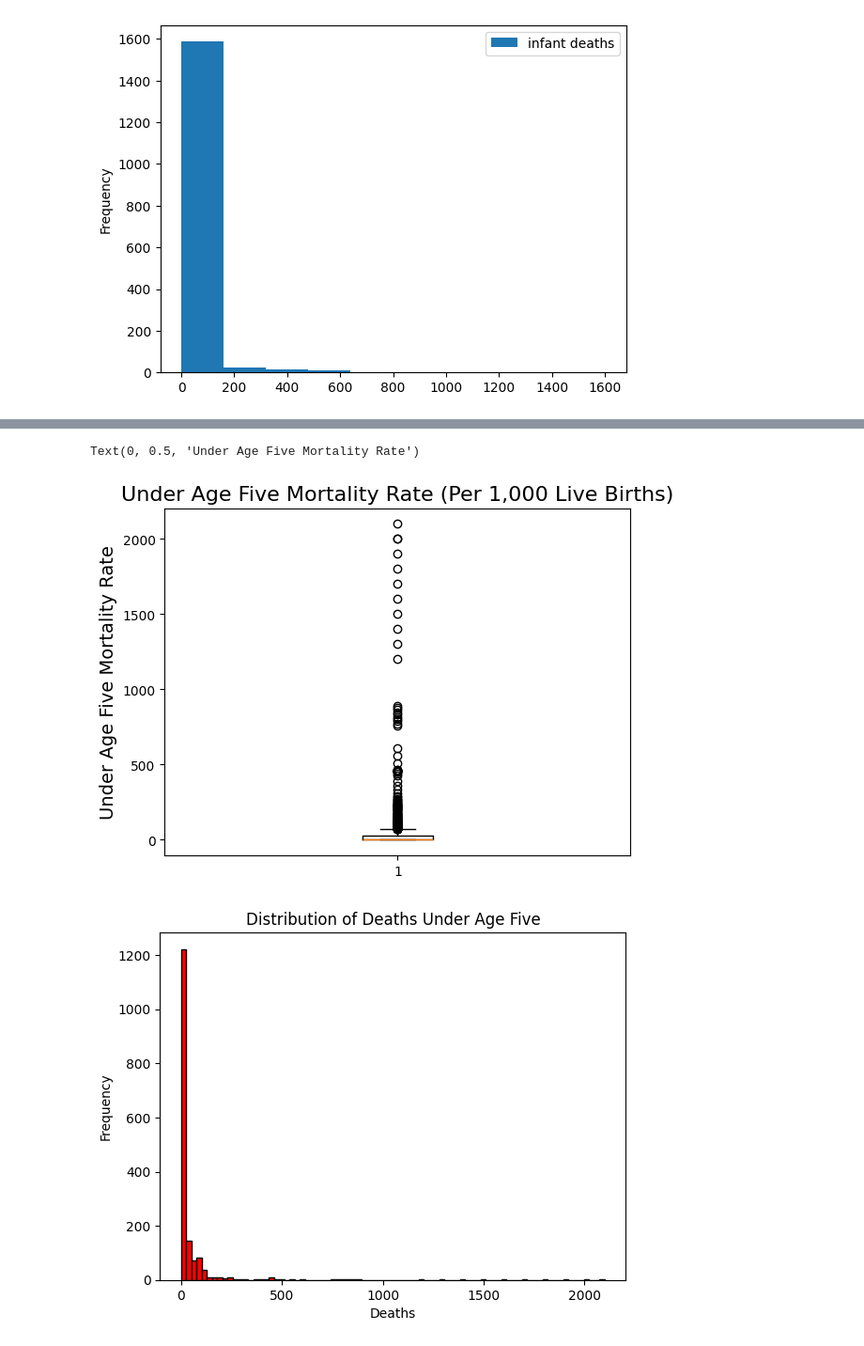
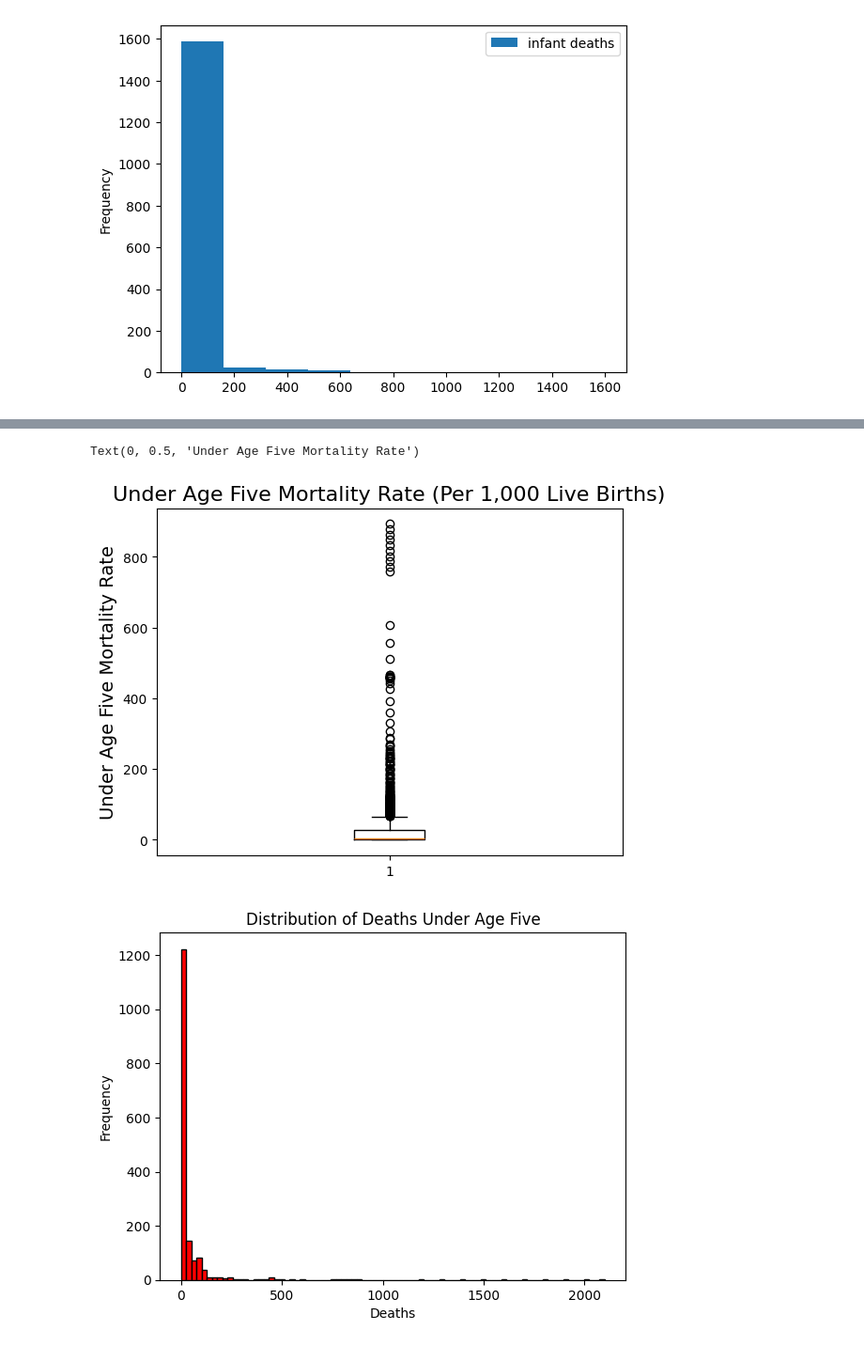
Before and after one commit to SaSheaGaston/cleaning-data-checkpoint, a Jupyter notebook: checkpoint-three.ipynb, the cells around one changed output, grey strips where cells are left out. Shown: that part at 94% size. Cells and saved outputs as stored; diff of their text form; code cells hidden in the pictures.

```diff
--- a/checkpoint-three.ipynb
+++ b/checkpoint-three.ipynb
@@ -90,12 +103,12 @@ yearly_avg.plot.scatter(x = "Year", y = "infant deaths")
 # %%
 # Creating a box and whisker plot to show outliers in under-five deaths.
 
-under_five_deaths = df["under-five deaths "]
+under_five_deaths = df[df["under-five deaths "] <= 1000]
 
-plt.boxplot(under_five_deaths)
+plt.boxplot(under_five_deaths["under-five deaths "])
 plt.title("Under Age Five Mortality Rate (Per 1,000 Live Births)", fontsize = 16)
 plt.ylabel("Under Age Five Mortality Rate", fontsize = 14)
 # %% [output]
 Text(0, 0.5, 'Under Age Five Mortality Rate')
-[figure, old version]
+[figure, new version]
 # %%
```
Also changed, not shown: parts of 14 cells of this notebook.
